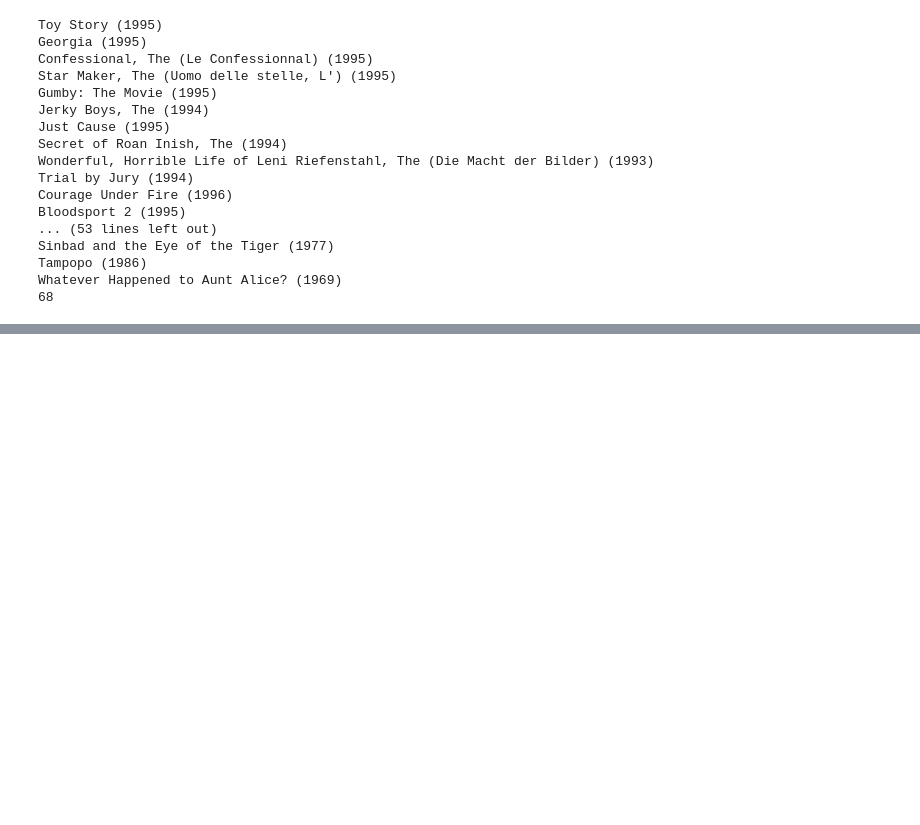
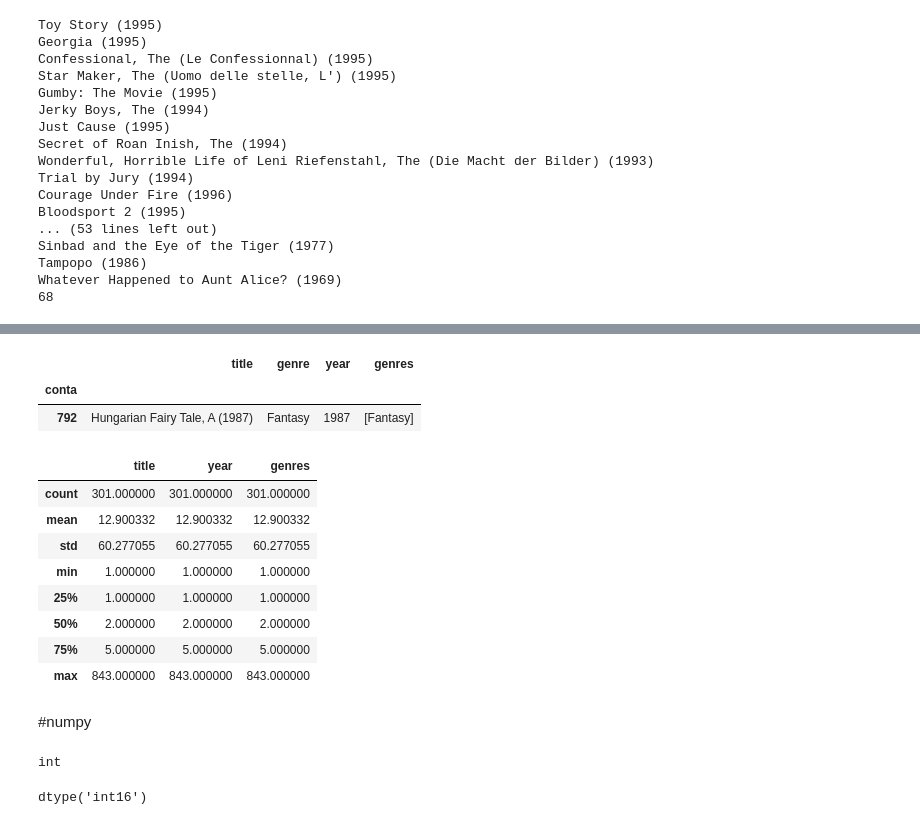
Before and after one commit to Anna-Battaglia/MLPNS_ABattaglia, a Jupyter notebook: MLPNS23_bootcamp.ipynb, the cells around one changed output, grey strips where cells are left out. Saved outputs shown, nothing was run; the diff lists cells and outputs as text; code cells hidden in the pictures; blank space fills up the shorter version.

```diff
--- a/MLPNS23_bootcamp.ipynb
+++ b/MLPNS23_bootcamp.ipynb
@@ -495,0 +518,8 @@ Whatever Happened to Aunt Alice? (1969)
+# %%
+#posso usare i booleans operators per chiedere se una propriet è verificata su una specifica cella
+
+movies[movies['genre'] ==  'Fantasy']
+# %% [output]
+|  | title | genre | year | genres |
+| conta |  |  |  |  |
+| 792 | Hungarian Fairy Tale, A (1987) | Fantasy | 1987 | [Fantasy] |
@@ -495,0 +538,16 @@ Whatever Happened to Aunt Alice? (1969)
+# %%
+groupedmovies = movies.groupby('genre').count()
+# %%
+groupedmovies.describe()
+# %% [output]
+|  | title | year | genres |
+| count | 301.000000 | 301.000000 | 301.000000 |
+| mean | 12.900332 | 12.900332 | 12.900332 |
+| std | 60.277055 | 60.277055 | 60.277055 |
+| min | 1.000000 | 1.000000 | 1.000000 |
+| 25% | 1.000000 | 1.000000 | 1.000000 |
+| 50% | 2.000000 | 2.000000 | 2.000000 |
+| 75% | 5.000000 | 5.000000 | 5.000000 |
+| max | 843.000000 | 843.000000 | 843.000000 |
+# %% [markdown]
+#numpy
@@ -495,0 +557,10 @@ Whatever Happened to Aunt Alice? (1969)
+# %%
+a=3
+type(a)
+# %% [output]
+int
+# %%
+a=np.int16(3)
+a.dtype
+# %% [output]
+dtype('int16')
```
Also changed, not shown: parts of 44 cells of this notebook.
